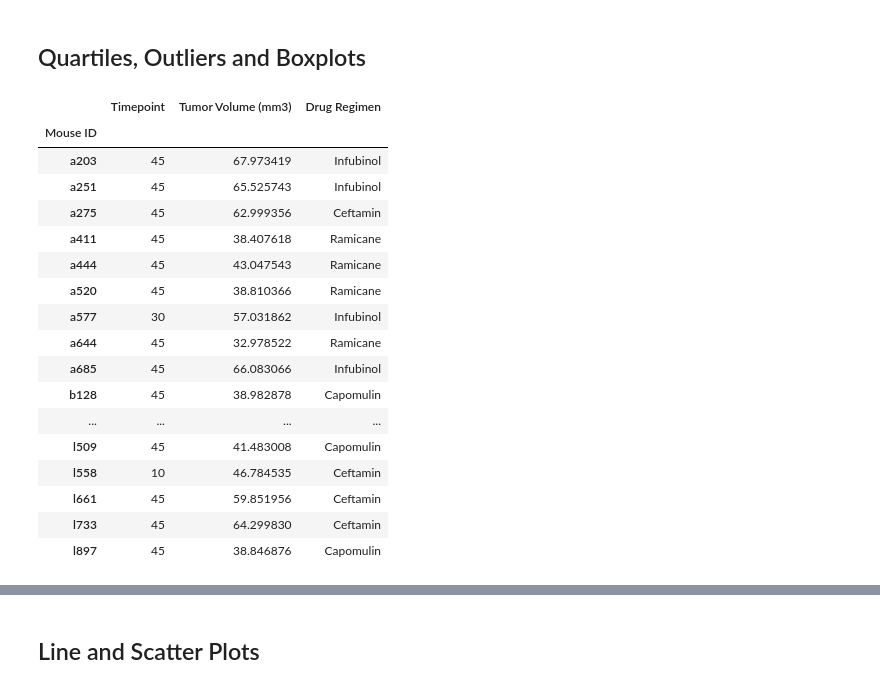
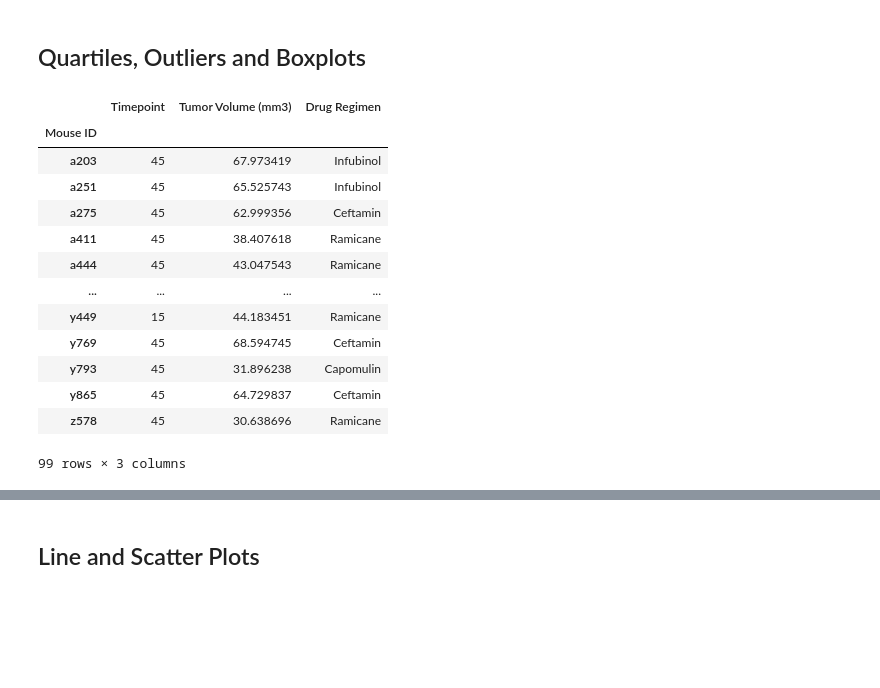
Before and after one commit to ElizabethDashwood/Pymaceuticals-challenge, a Jupyter notebook: Pymaceuticals/pymaceuticals_starter.ipynb, the cells around one changed output, grey strips where cells are left out. Drawn from its saved outputs; the diff is of its cells as text; code cells hidden in the pictures; blank space fills up the shorter version.

```diff
--- a/Pymaceuticals/pymaceuticals_starter.ipynb
+++ b/Pymaceuticals/pymaceuticals_starter.ipynb
@@ -254,24 +254,20 @@ treatment_regimens_df = treatment_regimens_df.set_index('Mouse ID')
 # Reference: https://saturncloud.io/blog/how-to-merge-join-two-data-frames-on-multiple-columns-using-pandas/
 treatment_regimens_df1 = pd.merge(max_mouse_timepoint_df, treatment_regimens_df, how = 'left', on= ["Mouse ID", "Timepoint"])
 # %%
-treatment_regimens_df1.head(50)
+treatment_regimens_df1.head(99)
 # %% [output]
 |  | Timepoint | Tumor Volume (mm3) | Drug Regimen |
 | Mouse ID |  |  |  |
 | a203 | 45 | 67.973419 | Infubinol |
 | a251 | 45 | 65.525743 | Infubinol |
 | a275 | 45 | 62.999356 | Ceftamin |
 | a411 | 45 | 38.407618 | Ramicane |
 | a444 | 45 | 43.047543 | Ramicane |
-| a520 | 45 | 38.810366 | Ramicane |
-| a577 | 30 | 57.031862 | Infubinol |
-| a644 | 45 | 32.978522 | Ramicane |
-| a685 | 45 | 66.083066 | Infubinol |
-| b128 | 45 | 38.982878 | Capomulin |
 | ... | ... | ... | ... |
-| l509 | 45 | 41.483008 | Capomulin |
-| l558 | 10 | 46.784535 | Ceftamin |
-| l661 | 45 | 59.851956 | Ceftamin |
-| l733 | 45 | 64.299830 | Ceftamin |
-| l897 | 45 | 38.846876 | Capomulin |
+| y449 | 15 | 44.183451 | Ramicane |
+| y769 | 45 | 68.594745 | Ceftamin |
+| y793 | 45 | 31.896238 | Capomulin |
+| y865 | 45 | 64.729837 | Ceftamin |
+| z578 | 45 | 30.638696 | Ramicane |
+99 rows × 3 columns
 # %%
```
Also changed, not shown: parts of 3 cells of this notebook.
